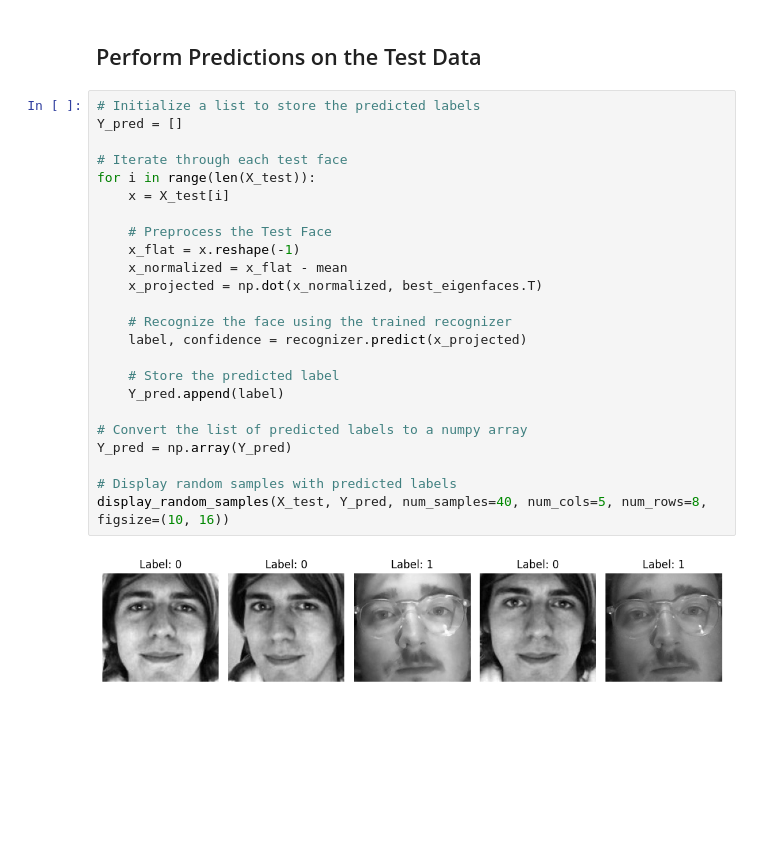
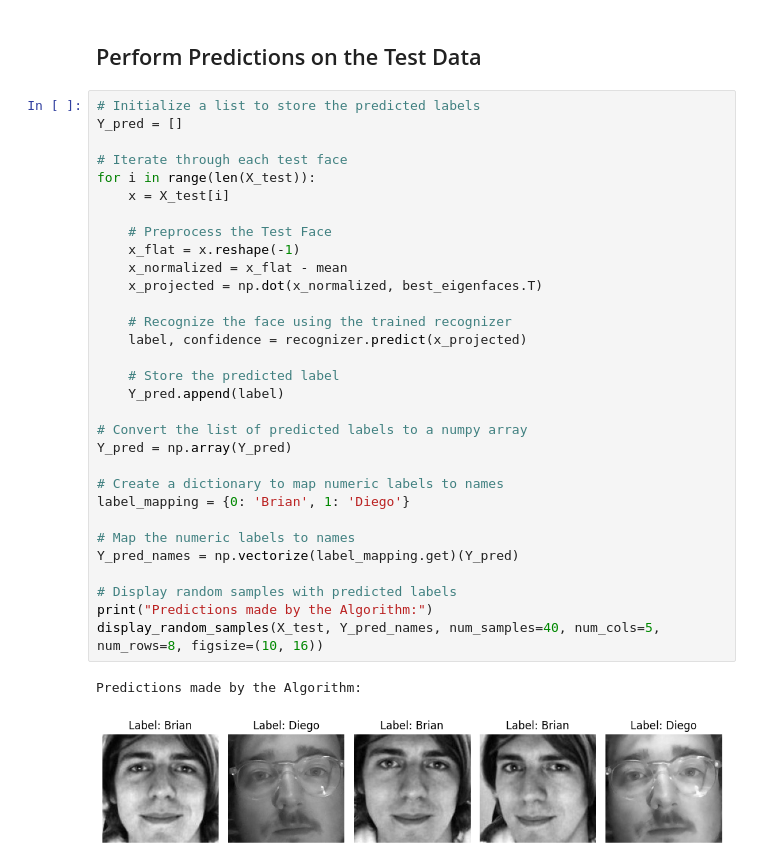
Before and after one commit to brian-vdb/visual-recognition, a Jupyter notebook: face_recognition.ipynb, the cells around one changed output. Saved outputs shown, nothing was run; the diff lists cells and outputs as text; blank space fills up the shorter version.

```diff
--- a/face_recognition.ipynb
+++ b/face_recognition.ipynb
@@ -176,26 +176,34 @@ recognizer.train(X_projected, Y)
 # %%
 # Initialize a list to store the predicted labels
 Y_pred = []
 
 # Iterate through each test face
 for i in range(len(X_test)):
     x = X_test[i]
 
     # Preprocess the Test Face
     x_flat = x.reshape(-1)
     x_normalized = x_flat - mean
     x_projected = np.dot(x_normalized, best_eigenfaces.T)
 
     # Recognize the face using the trained recognizer
     label, confidence = recognizer.predict(x_projected)
 
     # Store the predicted label
     Y_pred.append(label)
 
 # Convert the list of predicted labels to a numpy array
 Y_pred = np.array(Y_pred)
 
+# Create a dictionary to map numeric labels to names
+label_mapping = {0: 'Brian', 1: 'Diego'}
+
+# Map the numeric labels to names
+Y_pred_names = np.vectorize(label_mapping.get)(Y_pred)
+
 # Display random samples with predicted labels
-display_random_samples(X_test, Y_pred, num_samples=40, num_cols=5, num_rows=8, figsize=(10, 16))
+print("Predictions made by the Algorithm:")
+display_random_samples(X_test, Y_pred_names, num_samples=40, num_cols=5, num_rows=8, figsize=(10, 16))
 # %% [output]
+Predictions made by the Algorithm:
-[figure, old version]
+[figure, new version]
```
Also changed, not shown: parts of 2 cells of this notebook.
